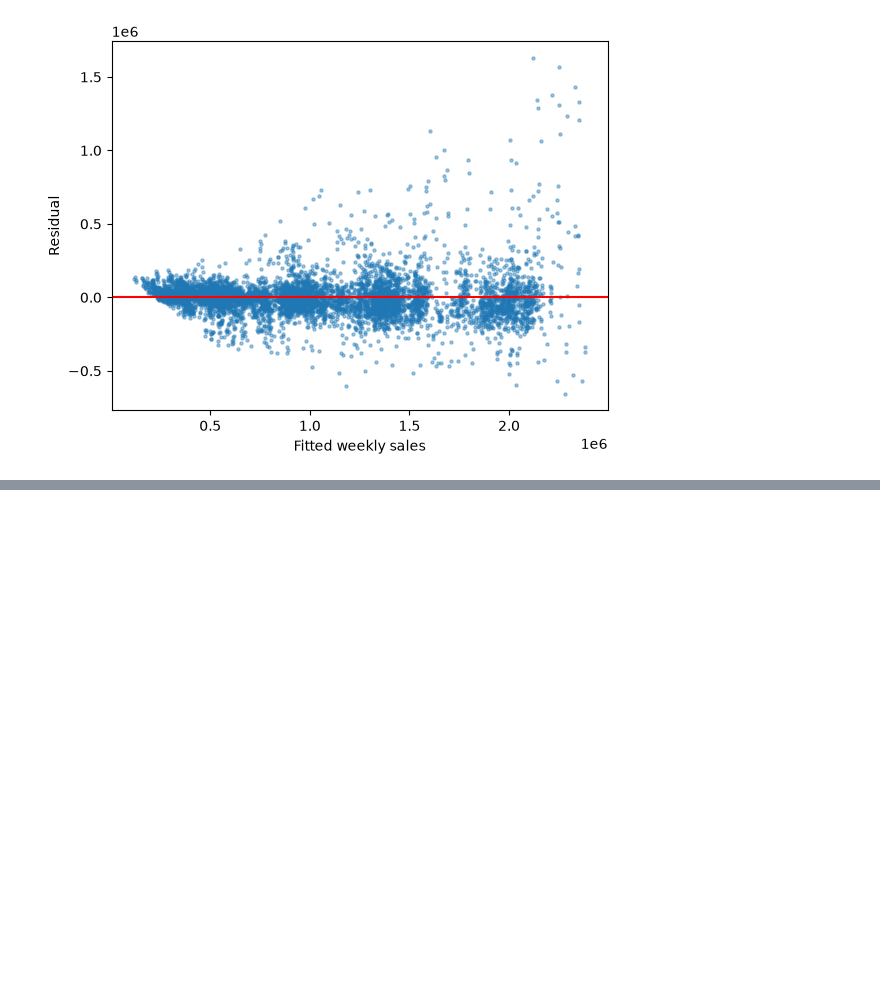
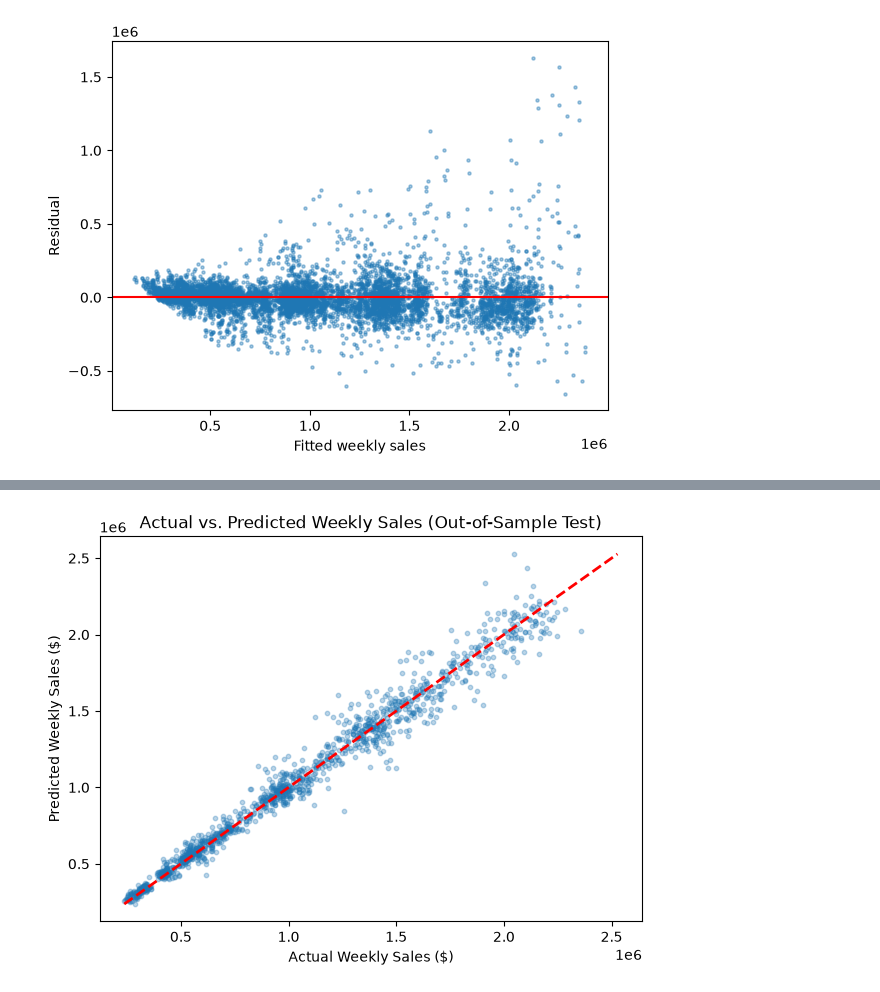
Before and after one commit to emmanuelakinmokun/predicting-weekly-retail-sales, a Jupyter notebook: notebooks/modelling.ipynb, the cells around one changed output, grey strips where cells are left out. Saved outputs shown, nothing was run; the diff lists cells and outputs as text; code cells hidden in the pictures; blank space fills up the shorter version.

Commit message:
add: log transformation and last week sales

```diff
--- a/notebooks/modelling.ipynb
+++ b/notebooks/modelling.ipynb
@@ -262,0 +317,14 @@ Text(0, 0.5, 'Residual')
+# %%
+plt.figure(figsize=(7, 5))
+plt.scatter(y_test_dollars, pred_dollars, alpha=0.3, s=10)
+# Draw a perfect prediction line (y = x)
+pmin = min(y_test_dollars.min(), pred_dollars.min())
+pmax = max(y_test_dollars.max(), pred_dollars.max())
+plt.plot([pmin, pmax], [pmin, pmax], color='red', linestyle='--', linewidth=2)
+
+plt.xlabel("Actual Weekly Sales ($)")
+plt.ylabel("Predicted Weekly Sales ($)")
+plt.title("Actual vs. Predicted Weekly Sales (Out-of-Sample Test)")
+plt.show()
+# %% [output]
+[figure, added]
```
Also changed, not shown: parts of 5 cells of this notebook.
